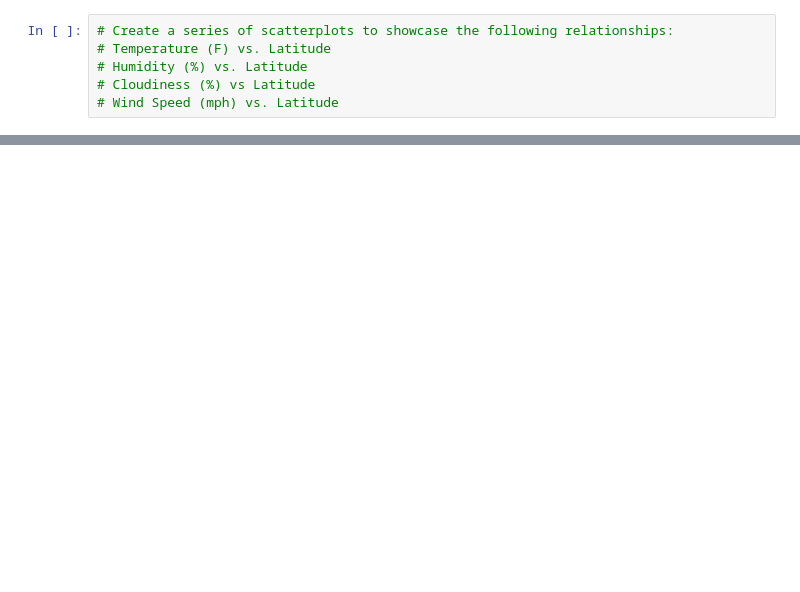
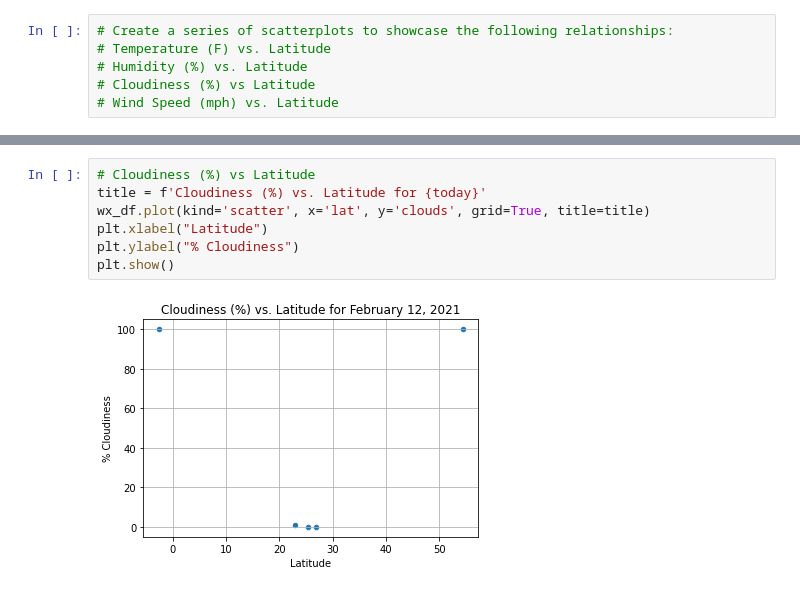
Before and after one commit to sharonpete/python-api-challenge, a Jupyter notebook: WeatherPy/WeatherPy.ipynb, the cells around one changed output, grey strips where cells are left out. Saved outputs shown, nothing was run; the diff lists cells and outputs as text; blank space fills up the shorter version.

```diff
--- a/WeatherPy/WeatherPy.ipynb
+++ b/WeatherPy/WeatherPy.ipynb
@@ -148,0 +209,9 @@ wx_df
+# %%
+# Cloudiness (%) vs Latitude
+title = f'Cloudiness (%) vs. Latitude for {today}'
+wx_df.plot(kind='scatter', x='lat', y='clouds', grid=True, title=title)
+plt.xlabel("Latitude")
+plt.ylabel("% Cloudiness")
+plt.show()
+# %% [output]
+[figure, added]
```
Also changed, not shown: parts of 14 cells of this notebook, 1 other file.
